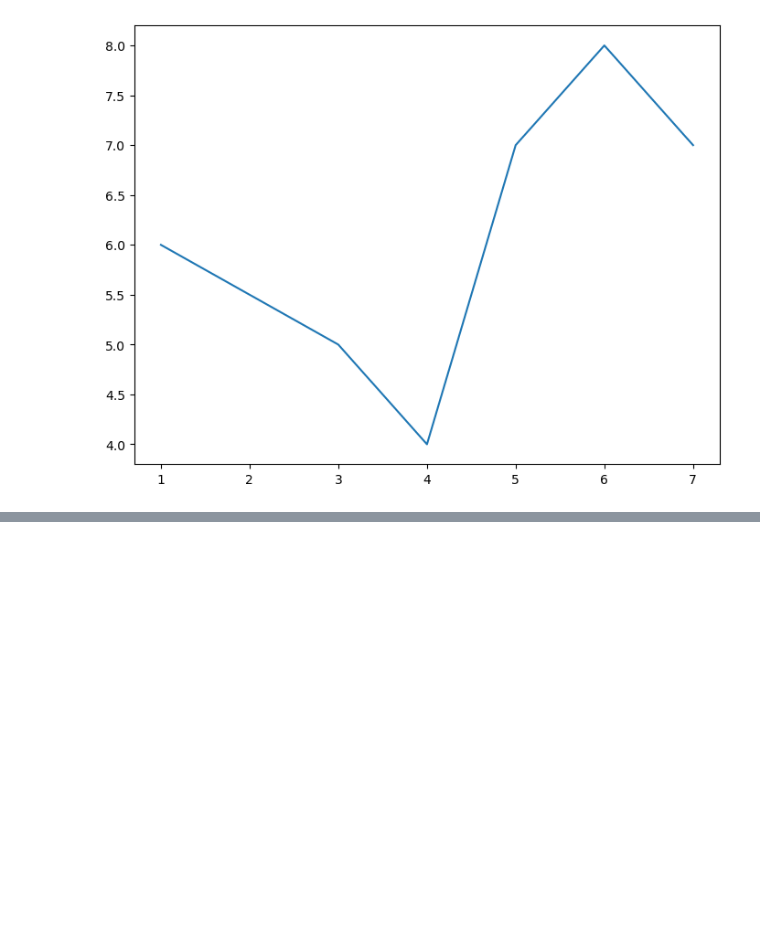
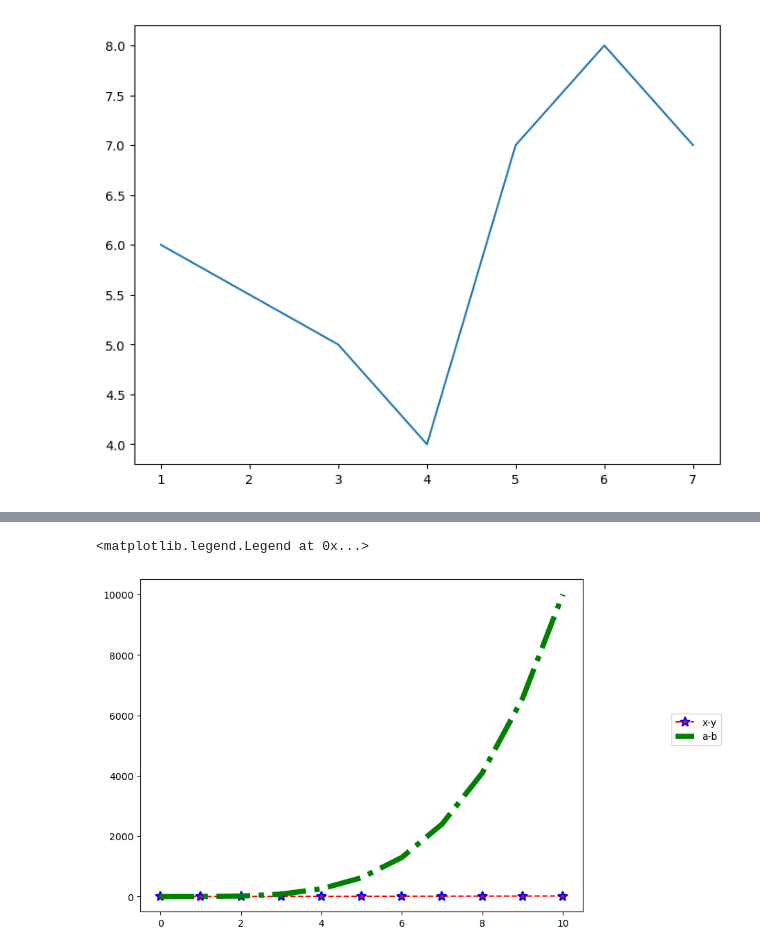
Before and after one commit to shyamghan17/MachineLearning, a Jupyter notebook: MatPlotLib/mat_plot.ipynb, the cells around one changed output, grey strips where cells are left out. Saved outputs shown, nothing was run; the diff lists cells and outputs as text; code cells hidden in the pictures; blank space fills up the shorter version.

```diff
--- a/MatPlotLib/mat_plot.ipynb
+++ b/MatPlotLib/mat_plot.ipynb
@@ -59,0 +80,12 @@ SyntaxError: invalid syntax (525519296.py, line 1)
+# %%
+fig = plt.figure()
+ax = fig.add_axes([0,0,1,1])
+ax.plot(x,y, color = 'red', label = 'x-y', lw = 1.5, ls = '--', marker='*', ms =10, markerfacecolor='red', markeredgecolor = 'blue', markeredgewidth = 1.5)
+ax.plot(a,b, color = 'green', label = 'a-b', lw = 5.5, ls = '-.')
+ax.legend(loc=(1.2, 0.5))
+
+# lines = ax.plot(x, x+1, color='red', linewidth = 5)
+# lines[0].set_dashes([5, 2, 10, 2])
+# %% [output]
+<matplotlib.legend.Legend at 0x...>
+[figure, added]
```
Also changed, not shown: parts of 6 cells of this notebook, 2 other files.
